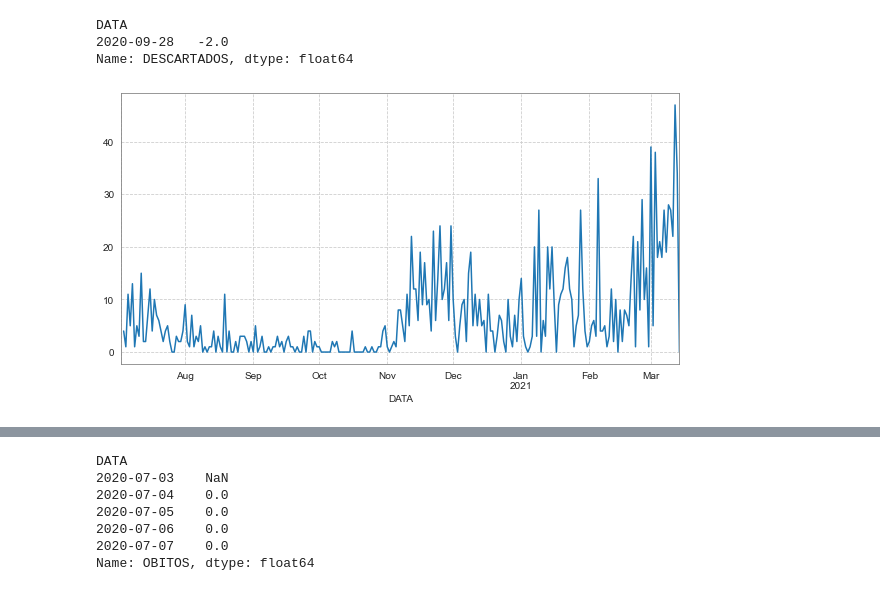
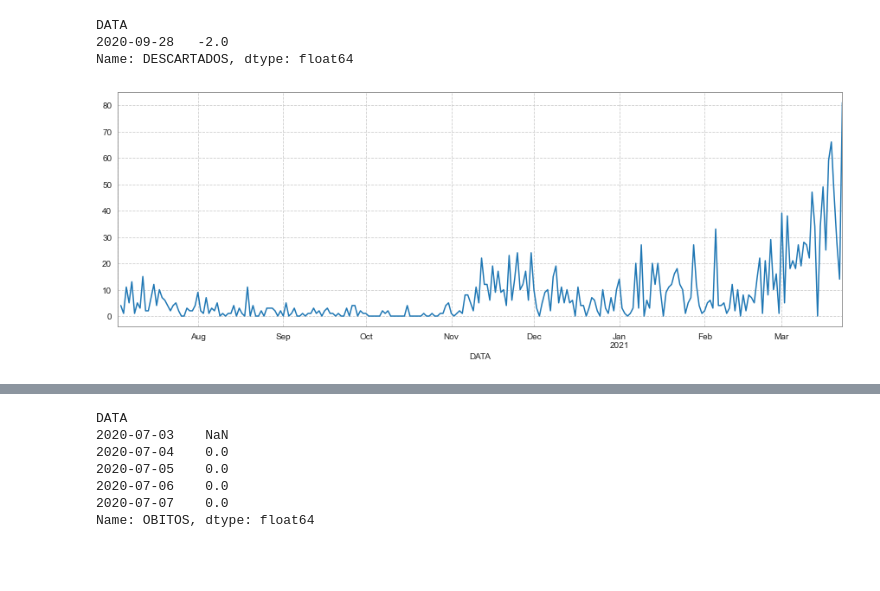
Before and after one commit to GiliardGodoi/covid-sap-data, a Jupyter notebook: notebooks/02_analise_exploratoria.ipynb, the cells around one changed output, grey strips where cells are left out. Saved outputs shown, nothing was run; the diff lists cells and outputs as text; code cells hidden in the pictures; blank space fills up the shorter version.

```diff
--- a/notebooks/02_analise_exploratoria.ipynb
+++ b/notebooks/02_analise_exploratoria.ipynb
@@ -219,10 +243,9 @@ DATA
 2020-09-28   -2.0
 Name: DESCARTADOS, dtype: float64
 # %%
-df = frame['CONFIRMADOS'].rolling(2).apply(diff)
+df = frame['CONFIRMADOS'].diff(periods=1)
 
-plt.figure(figsize=(10,5))
-
+plt.figure(figsize=(15,5))
 ax = df.plot()
 # %% [output]
-[figure, old version]
+[figure, new version]
```
Also changed, not shown: parts of 25 cells of this notebook.
